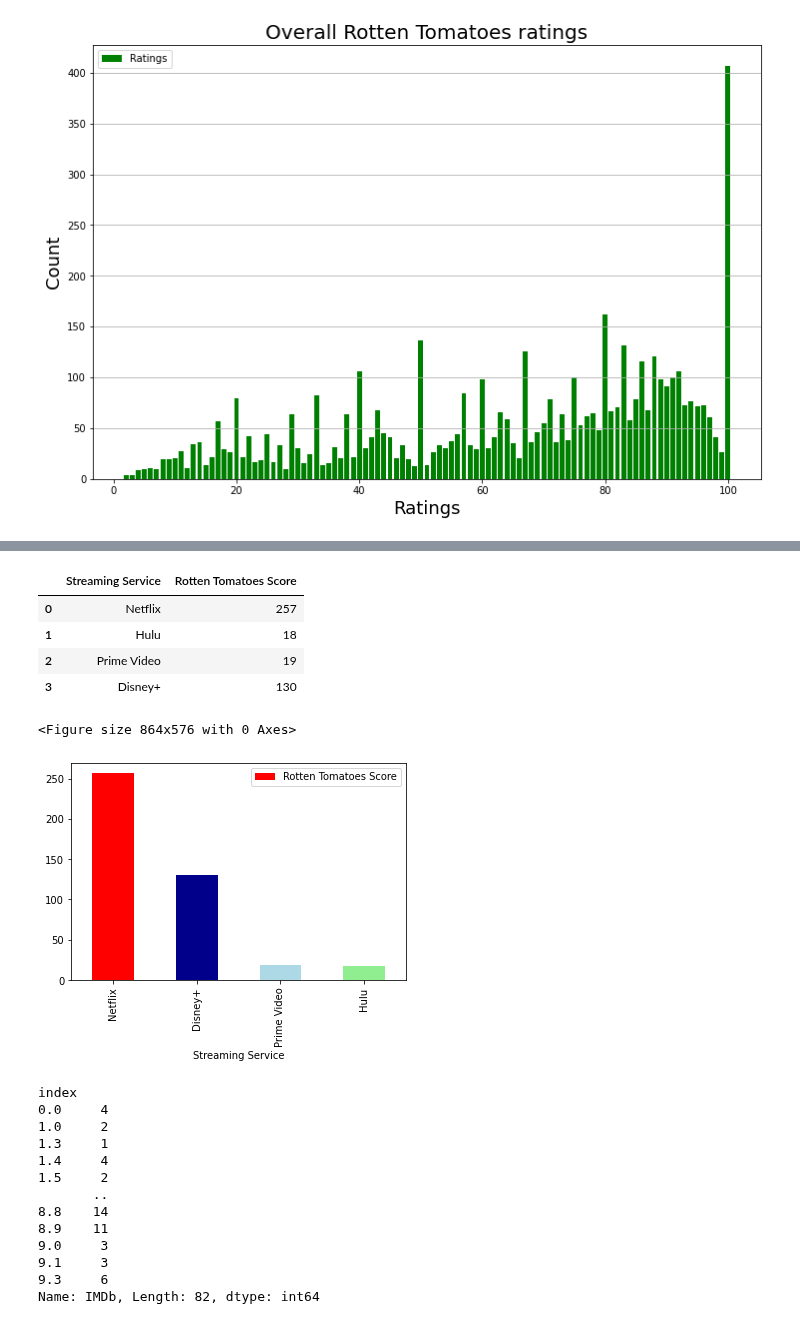
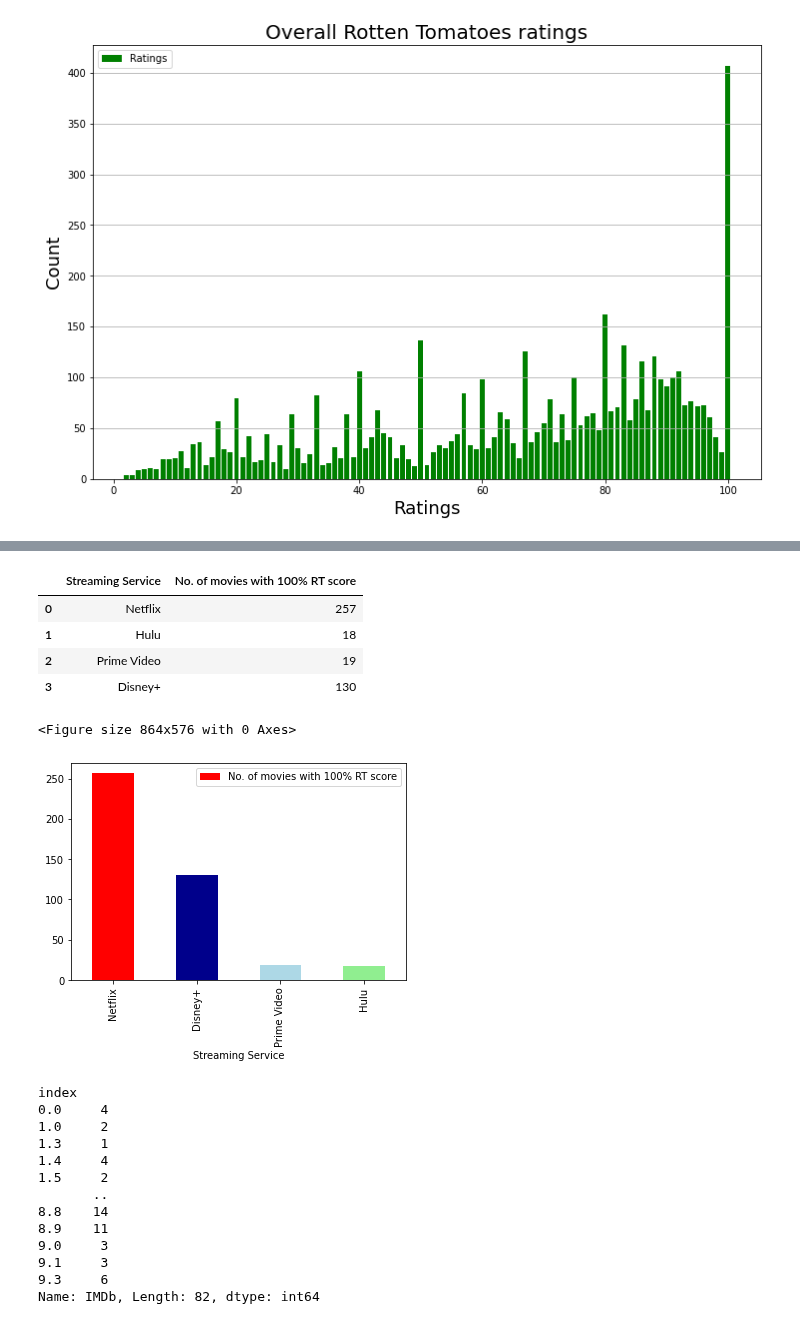
Before and after one commit to jacance/streaming-service-analysis, a Jupyter notebook: PrimeFlix_Tara-New.ipynb, the cells around one changed output, grey strips where cells are left out. Drawn from its saved outputs; the diff is of its cells as text; code cells hidden in the pictures.

```diff
--- a/PrimeFlix_Tara-New.ipynb
+++ b/PrimeFlix_Tara-New.ipynb
@@ -541,25 +531,26 @@ array([100.,  80.,  50.,  83.,  67.,  88.,  86.,  40.,  92.,  75.,  91.,
 # %%
 rot_tom_scores = pd.DataFrame({'Streaming Service': service_names,
-                                    'Rotten Tomatoes Score' : [prime_data['Rotten Tomatoes'].value_counts()[0],
+                                    'No. of movies with 100% RT score' : [prime_data['Rotten Tomatoes'].value_counts()[0],
                                                              hulu_data['Rotten Tomatoes'].value_counts()[0],
                                                              disney_data['Rotten Tomatoes'].value_counts()[0],
                                                              netflix_data['Rotten Tomatoes'].value_counts()[0]]})
 rot_tom_scores
+#netflix_data['Rotten Tomatoes'].value_counts()
 # %% [output]
-|  | Streaming Service | Rotten Tomatoes Score |
+|  | Streaming Service | No. of movies with 100% RT score |
 | 0 | Netflix | 257 |
 | 1 | Hulu | 18 |
 | 2 | Prime Video | 19 |
 | 3 | Disney+ | 130 |
 # %%
 plt.figure(figsize=(12,8))
-rot_tom_scores.sort_values(ascending=False, by="Rotten Tomatoes Score").plot.bar('Streaming Service', 'Rotten Tomatoes Score',
+rot_tom_scores.sort_values(ascending=False, by="No. of movies with 100% RT score").plot.bar('Streaming Service', 'No. of movies with 100% RT score',
                            color=["red", "darkblue", "lightblue", "lightgreen"])
 
 plt.show()
 # %% [output]
 <Figure size 864x576 with 0 Axes>
-[figure, old version]
+[figure, new version]
 # %%
 imdb = combined_df['IMDb'].value_counts().reset_index().sort_values("index").set_index("index")
 imdb["IMDb"]
```
Also changed, not shown: parts of 9 cells of this notebook, 1 other file.
